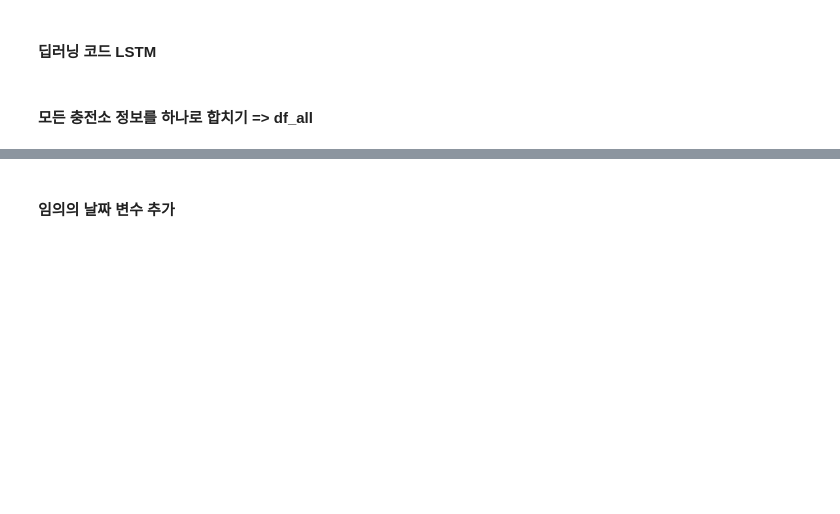
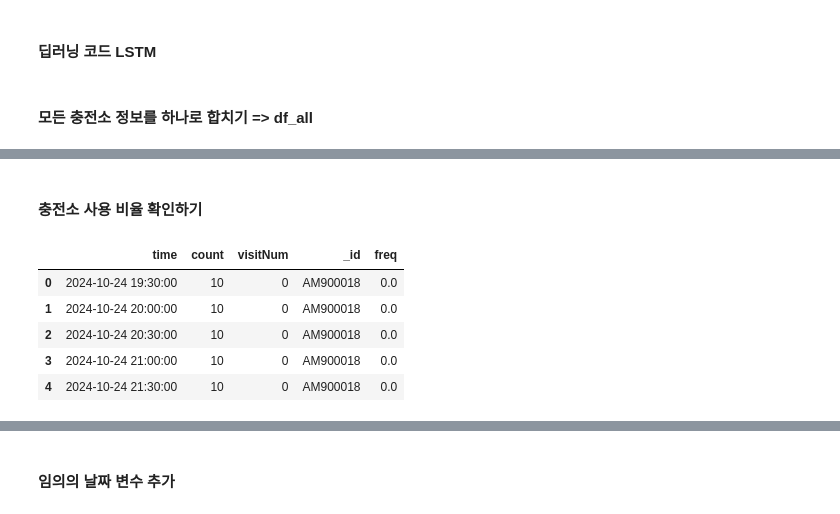
Before and after one commit to mandarinnn2/Grad_AI, a Jupyter notebook: final_grad.ipynb, the cells around one changed output, grey strips where cells are left out. Saved outputs shown, nothing was run; the diff lists cells and outputs as text; code cells hidden in the pictures; blank space fills up the shorter version.

```diff
--- a/final_grad.ipynb
+++ b/final_grad.ipynb
@@ -843,0 +876,13 @@ df_all.tail()
+# %% [markdown]
+#### 충전소 사용 비율 확인하기
+# %%
+df_freq = df_all.copy()
+df_freq['freq'] = df_freq['visitNum'] / df_freq['count']
+df_freq.head()
+# %% [output]
+|  | time | count | visitNum | _id | freq |
+| 0 | 2024-10-24 19:30:00 | 10 | 0 | AM900018 | 0.0 |
+| 1 | 2024-10-24 20:00:00 | 10 | 0 | AM900018 | 0.0 |
+| 2 | 2024-10-24 20:30:00 | 10 | 0 | AM900018 | 0.0 |
+| 3 | 2024-10-24 21:00:00 | 10 | 0 | AM900018 | 0.0 |
+| 4 | 2024-10-24 21:30:00 | 10 | 0 | AM900018 | 0.0 |
```
Also changed, not shown: parts of 21 cells of this notebook.
